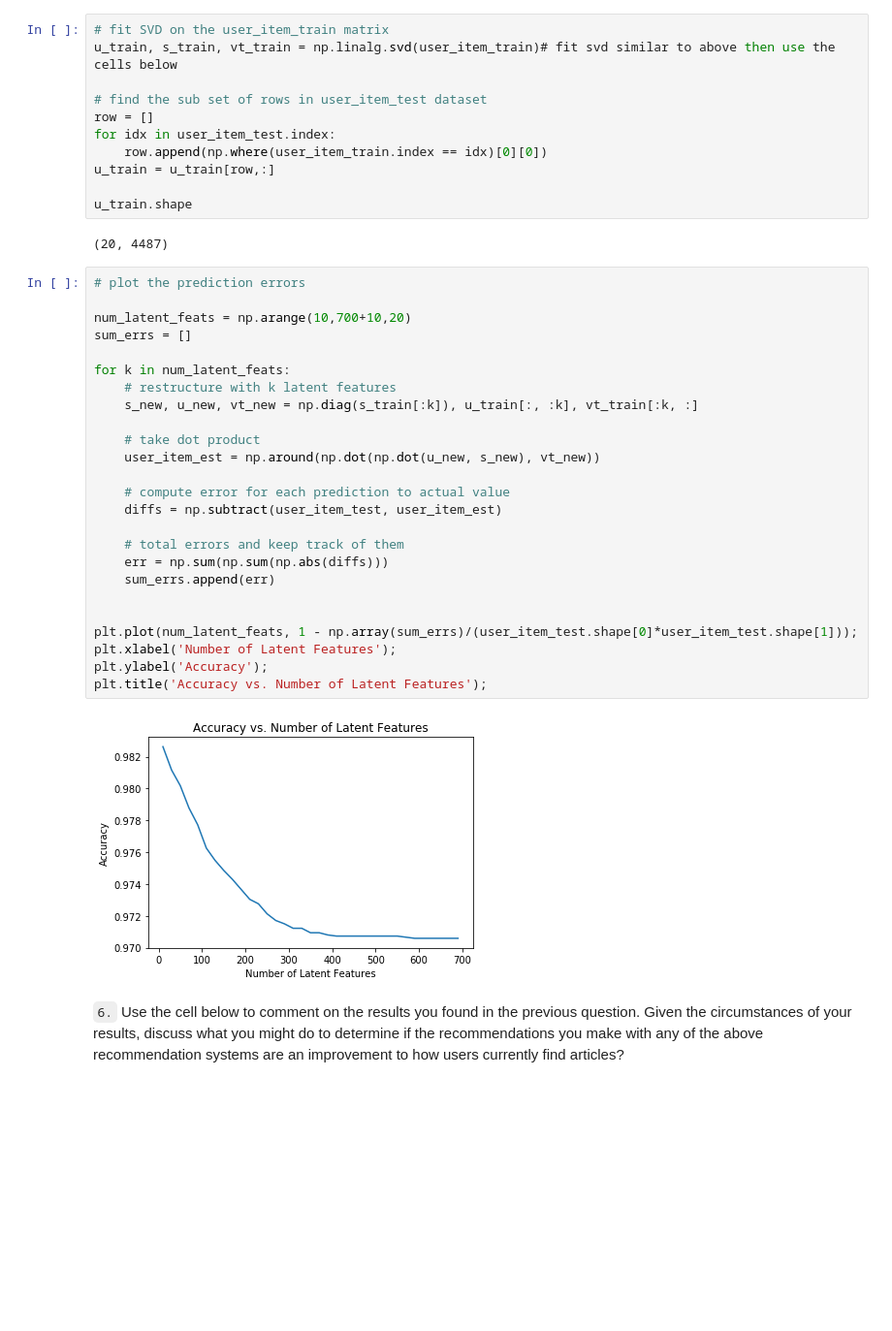
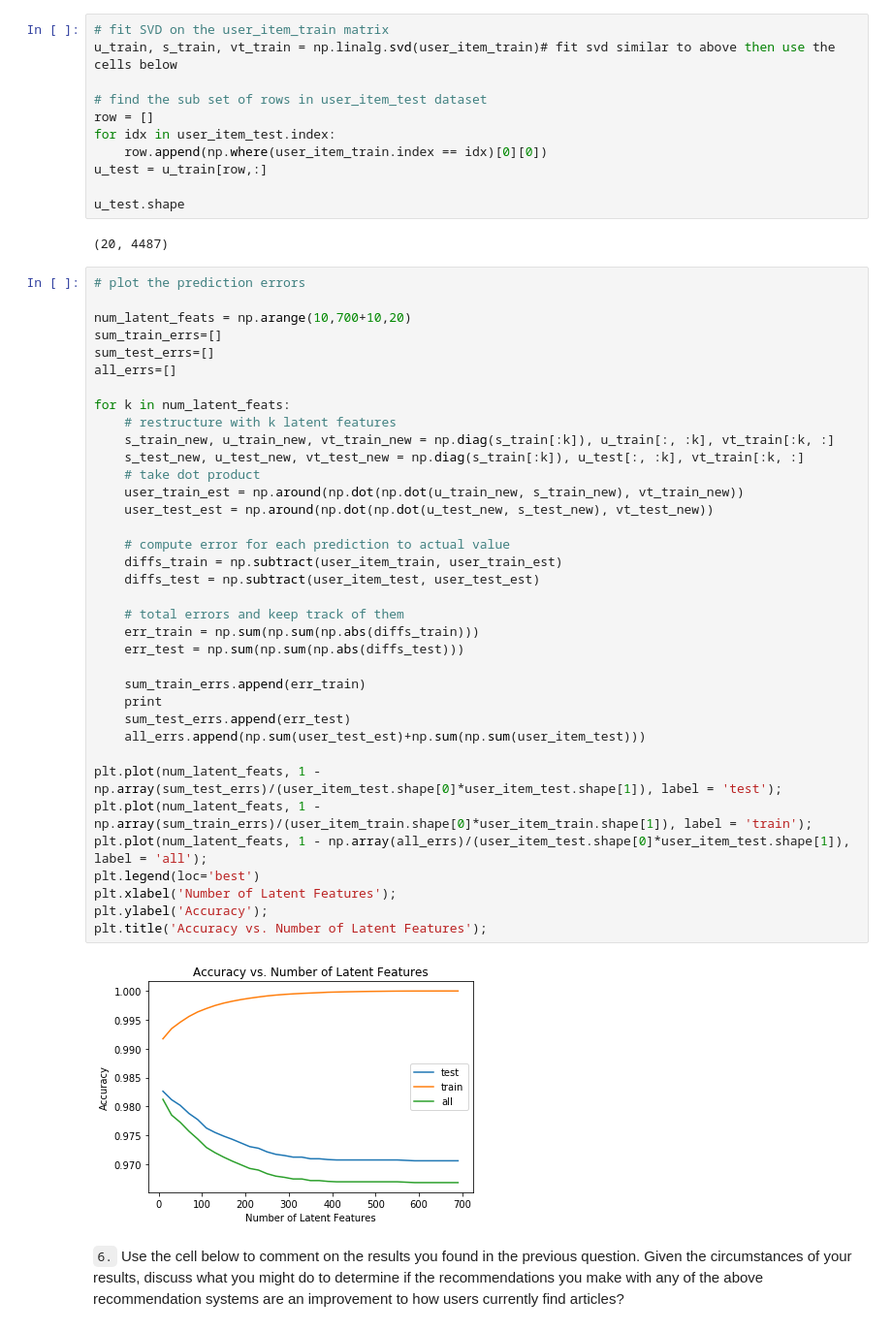
Before and after one commit to edifierxuhao/Experimental-Design-Recommendations, a Jupyter notebook: project/Recommendations_with_IBM.ipynb, the cells around one changed output. Shown: that part at 97% size. Saved outputs shown, nothing was run; the diff lists cells and outputs as text; blank space fills up the shorter version.

```diff
--- a/project/Recommendations_with_IBM.ipynb
+++ b/project/Recommendations_with_IBM.ipynb
@@ -1208,38 +1226,49 @@ u_train, s_train, vt_train = np.linalg.svd(user_item_train)# fit svd similar to
 row = []
 for idx in user_item_test.index:
     row.append(np.where(user_item_train.index == idx)[0][0])
-u_train = u_train[row,:]
+u_test = u_train[row,:]
 
-u_train.shape
+u_test.shape
 # %% [output]
 (20, 4487)
 # %%
 # plot the prediction errors
 
 num_latent_feats = np.arange(10,700+10,20)
-sum_errs = []
+sum_train_errs=[]
+sum_test_errs=[]
+all_errs=[]
 
 for k in num_latent_feats:
     # restructure with k latent features
-    s_new, u_new, vt_new = np.diag(s_train[:k]), u_train[:, :k], vt_train[:k, :]
-
+    s_train_new, u_train_new, vt_train_new = np.diag(s_train[:k]), u_train[:, :k], vt_train[:k, :]
+    s_test_new, u_test_new, vt_test_new = np.diag(s_train[:k]), u_test[:, :k], vt_train[:k, :]
     # take dot product
-    user_item_est = np.around(np.dot(np.dot(u_new, s_new), vt_new))
+    user_train_est = np.around(np.dot(np.dot(u_train_new, s_train_new), vt_train_new))
+    user_test_est = np.around(np.dot(np.dot(u_test_new, s_test_new), vt_test_new))
 
     # compute error for each prediction to actual value
-    diffs = np.subtract(user_item_test, user_item_est)
+    diffs_train = np.subtract(user_item_train, user_train_est)
+    diffs_test = np.subtract(user_item_test, user_test_est)
 
     # total errors and keep track of them
-    err = np.sum(np.sum(np.abs(diffs)))
-    sum_errs.append(err)
+    err_train = np.sum(np.sum(np.abs(diffs_train)))
+    err_test = np.sum(np.sum(np.abs(diffs_test)))
 
+    sum_train_errs.append(err_train)
+    print
+    sum_test_errs.append(err_test)
+    all_errs.append(np.sum(user_test_est)+np.sum(np.sum(user_item_test)))
 
-plt.plot(num_latent_feats, 1 - np.array(sum_errs)/(user_item_test.shape[0]*user_item_test.shape[1]));
+plt.plot(num_latent_feats, 1 - np.array(sum_test_errs)/(user_item_test.shape[0]*user_item_test.shape[1]), label = 'test');
+plt.plot(num_latent_feats, 1 - np.array(sum_train_errs)/(user_item_train.shape[0]*user_item_train.shape[1]), label = 'train');
+plt.plot(num_latent_feats, 1 - np.array(all_errs)/(user_item_test.shape[0]*user_item_test.shape[1]), label = 'all');
+plt.legend(loc='best')
 plt.xlabel('Number of Latent Features');
 plt.ylabel('Accuracy');
 plt.title('Accuracy vs. Number of Latent Features');
 # %% [output]
-[figure, old version]
+[figure, new version]
 # %% [markdown]
 `6.` Use the cell below to comment on the results you found in the previous question. Given the circumstances of your results, discuss what you might do to determine if the recommendations you make with any of the above recommendation systems are an improvement to how users currently find articles?
 # %% [markdown]
```
Also changed, not shown: parts of 4 cells of this notebook, 2 other files.
